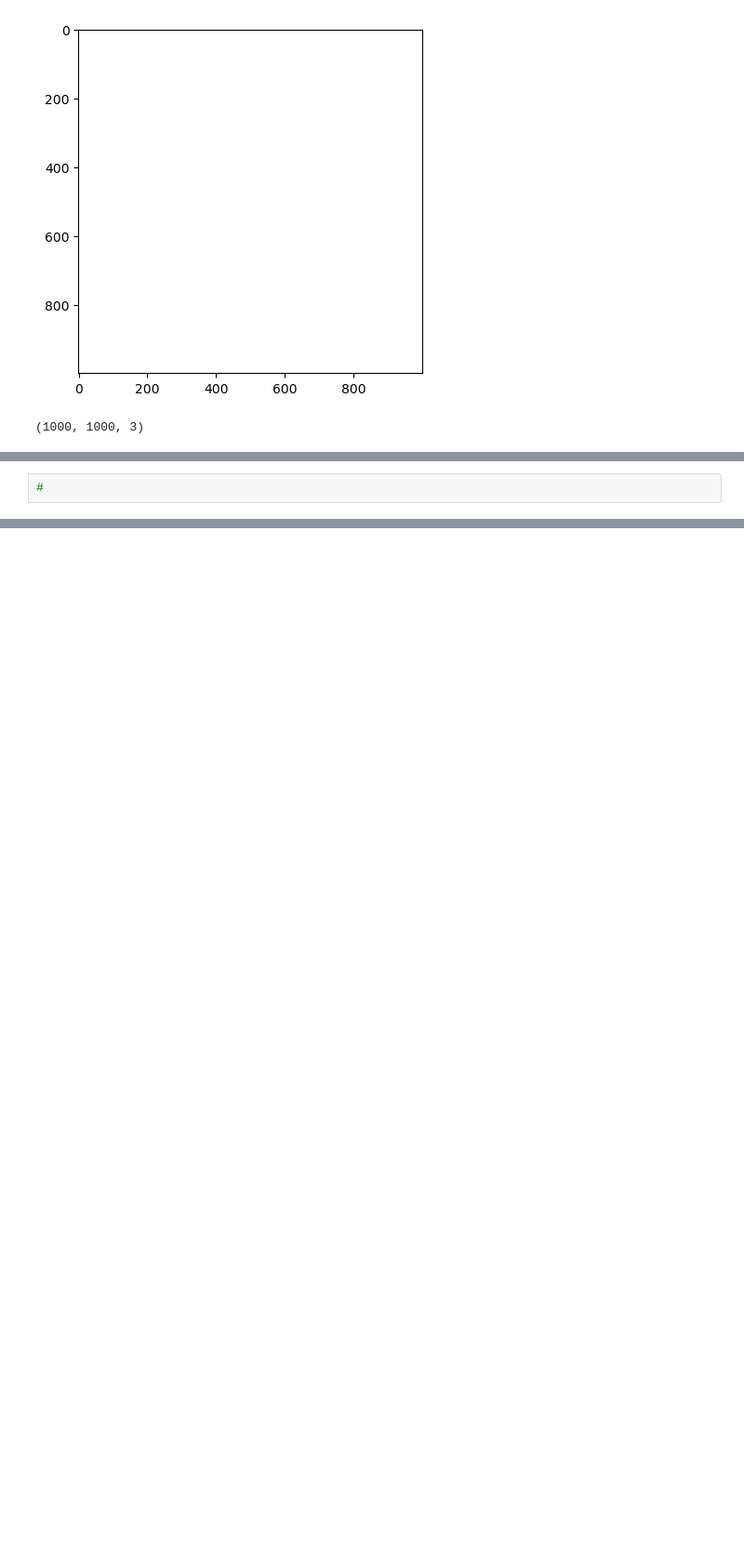
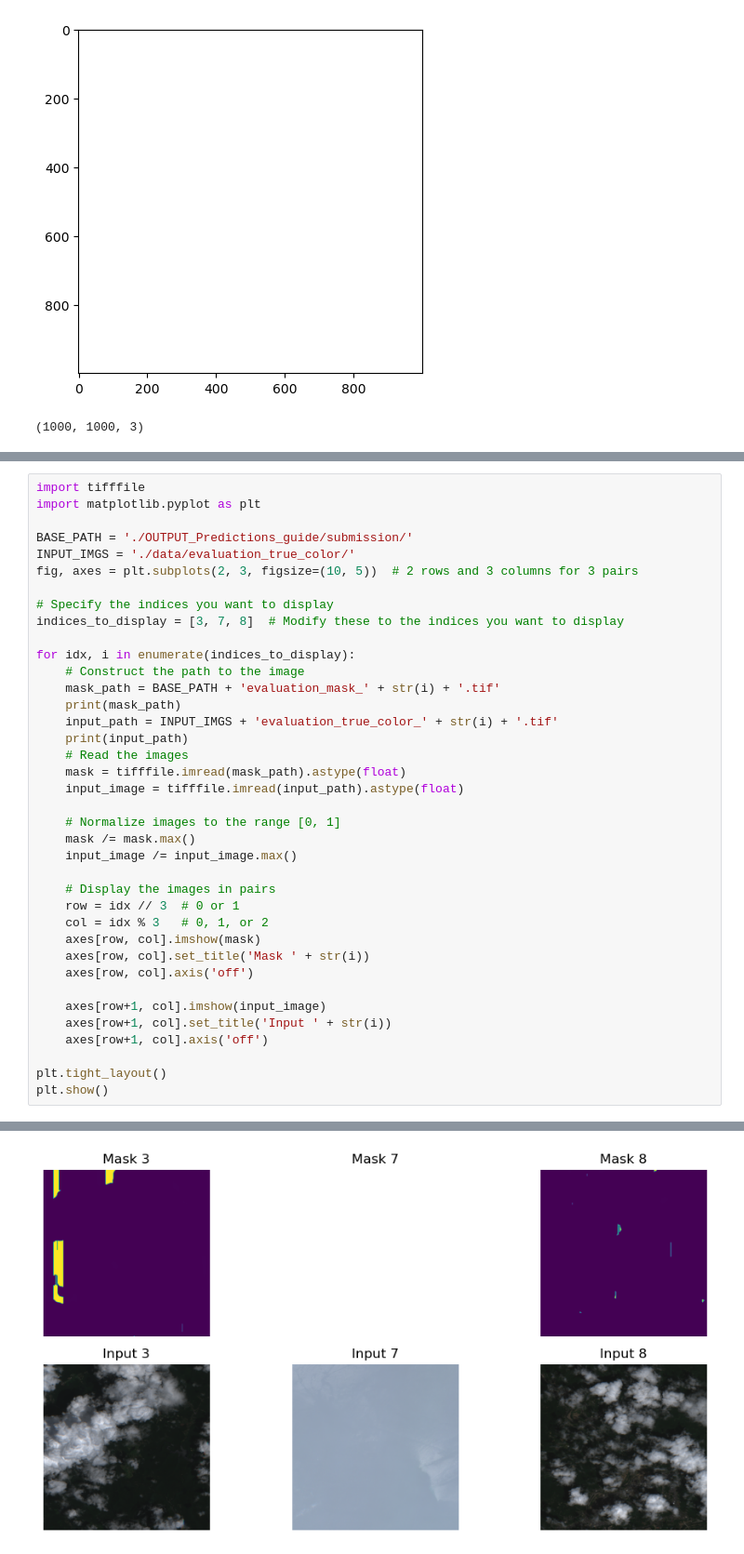
Before and after one commit to hussainalmahmud/Clouds-Segmentation-in-Satellite-Imageries, a Jupyter notebook: cloud_eda.ipynb, the cells around one changed output, grey strips where cells are left out. Shown at 93% size. Cells and saved outputs as stored; diff of their text form; blank space fills up the shorter version.

```diff
--- a/cloud_eda.ipynb
+++ b/cloud_eda.ipynb
@@ -325,2 +439,39 @@ FileNotFoundError: [Errno 2] No such file or directory: '/nfs/home/hussain/git_f
-# %%
-#
+# %%
+import tifffile
+import matplotlib.pyplot as plt
+
+BASE_PATH = './OUTPUT_Predictions_guide/submission/'
+INPUT_IMGS = './data/evaluation_true_color/'
+fig, axes = plt.subplots(2, 3, figsize=(10, 5))  # 2 rows and 3 columns for 3 pairs
+
+# Specify the indices you want to display
+indices_to_display = [3, 7, 8]  # Modify these to the indices you want to display
+
+for idx, i in enumerate(indices_to_display):
+    # Construct the path to the image
+    mask_path = BASE_PATH + 'evaluation_mask_' + str(i) + '.tif'
+    print(mask_path)
+    input_path = INPUT_IMGS + 'evaluation_true_color_' + str(i) + '.tif'
+    print(input_path)
+    # Read the images
+    mask = tifffile.imread(mask_path).astype(float)
+    input_image = tifffile.imread(input_path).astype(float)
+
+    # Normalize images to the range [0, 1]
+    mask /= mask.max()
+    input_image /= input_image.max()
+
+    # Display the images in pairs
+    row = idx // 3  # 0 or 1
+    col = idx % 3   # 0, 1, or 2
+    axes[row, col].imshow(mask)
+    axes[row, col].set_title('Mask ' + str(i))
+    axes[row, col].axis('off')
+
+    axes[row+1, col].imshow(input_image)
+    axes[row+1, col].set_title('Input ' + str(i))
+    axes[row+1, col].axis('off')
+
+plt.tight_layout()
+plt.show()
+# %% [output]
@@ -326,0 +484 @@ FileNotFoundError: [Errno 2] No such file or directory: '/nfs/home/hussain/git_f
+[figure, added]
```
Also changed, not shown: parts of 6 cells of this notebook, 22 other files.
